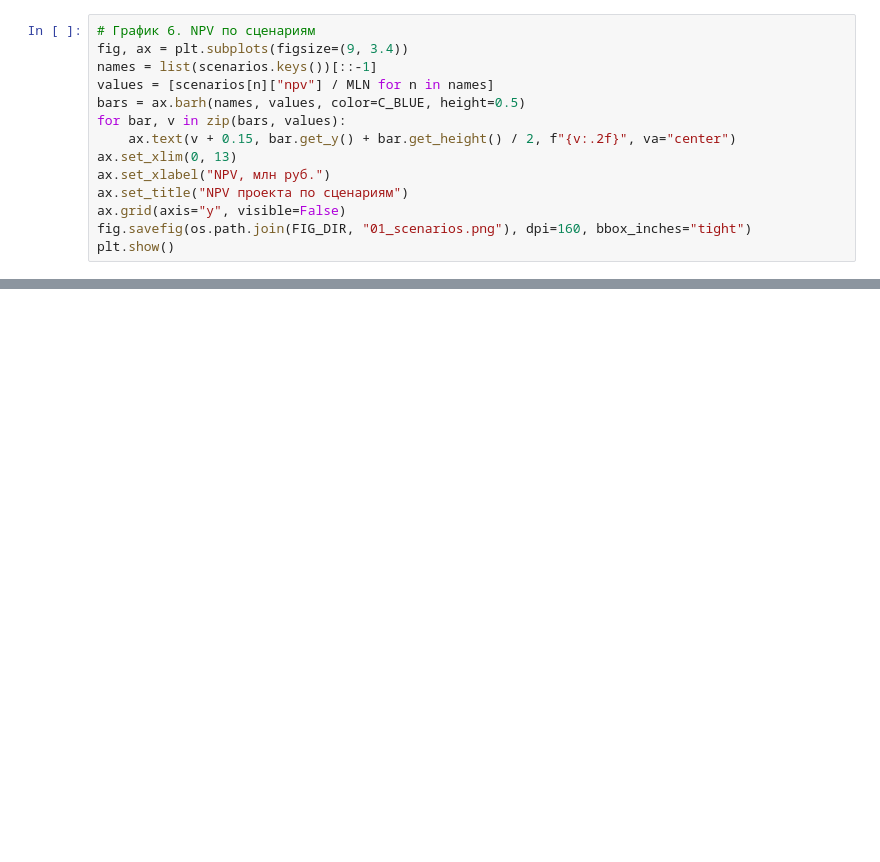
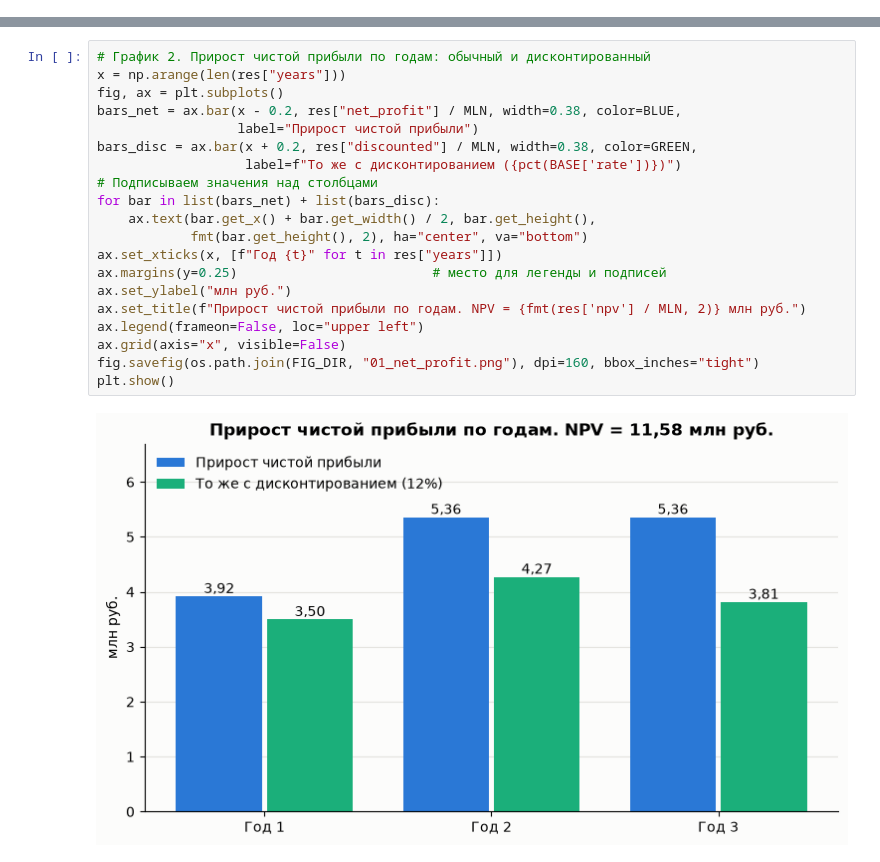
Before and after one commit to Ranot27/economy-of-informatization-exam, a Jupyter notebook: notebooks/01_crm_efficiency.ipynb, the cells around one changed output, grey strips where cells are left out. Drawn from its saved outputs; the diff is of its cells as text; blank space fills up the shorter version.

```diff
--- a/notebooks/01_crm_efficiency.ipynb
+++ b/notebooks/01_crm_efficiency.ipynb
@@ -520,14 +0,0 @@ plt.show()
-# %%
-# График 6. NPV по сценариям
-fig, ax = plt.subplots(figsize=(9, 3.4))
-names = list(scenarios.keys())[::-1]
-values = [scenarios[n]["npv"] / MLN for n in names]
-bars = ax.barh(names, values, color=C_BLUE, height=0.5)
-for bar, v in zip(bars, values):
-    ax.text(v + 0.15, bar.get_y() + bar.get_height() / 2, f"{v:.2f}", va="center")
-ax.set_xlim(0, 13)
-ax.set_xlabel("NPV, млн руб.")
-ax.set_title("NPV проекта по сценариям")
-ax.grid(axis="y", visible=False)
-fig.savefig(os.path.join(FIG_DIR, "01_scenarios.png"), dpi=160, bbox_inches="tight")
-plt.show()
@@ -638,0 +527,22 @@ print("Показатели сохранены в reports/01_summary.json")
+# %%
+# График 2. Прирост чистой прибыли по годам: обычный и дисконтированный
+x = np.arange(len(res["years"]))
+fig, ax = plt.subplots()
+bars_net = ax.bar(x - 0.2, res["net_profit"] / MLN, width=0.38, color=BLUE,
+                  label="Прирост чистой прибыли")
+bars_disc = ax.bar(x + 0.2, res["discounted"] / MLN, width=0.38, color=GREEN,
+                   label=f"То же с дисконтированием ({pct(BASE['rate'])})")
+# Подписываем значения над столбцами
+for bar in list(bars_net) + list(bars_disc):
+    ax.text(bar.get_x() + bar.get_width() / 2, bar.get_height(),
+            fmt(bar.get_height(), 2), ha="center", va="bottom")
+ax.set_xticks(x, [f"Год {t}" for t in res["years"]])
+ax.margins(y=0.25)                         # место для легенды и подписей
+ax.set_ylabel("млн руб.")
+ax.set_title(f"Прирост чистой прибыли по годам. NPV = {fmt(res['npv'] / MLN, 2)} млн руб.")
+ax.legend(frameon=False, loc="upper left")
+ax.grid(axis="x", visible=False)
+fig.savefig(os.path.join(FIG_DIR, "01_net_profit.png"), dpi=160, bbox_inches="tight")
+plt.show()
+# %% [output]
+[figure, added]
```
Also changed, not shown: parts of 61 cells of this notebook, 19 other files.
